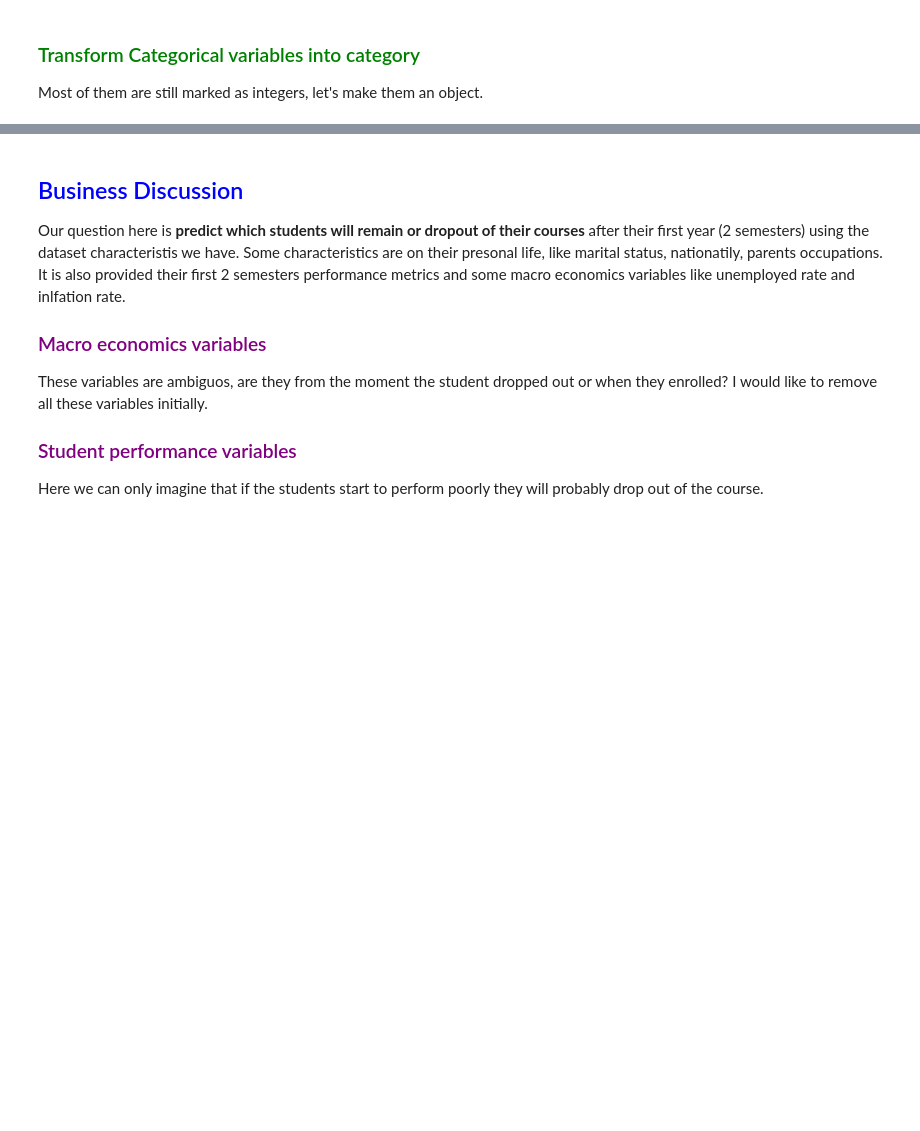
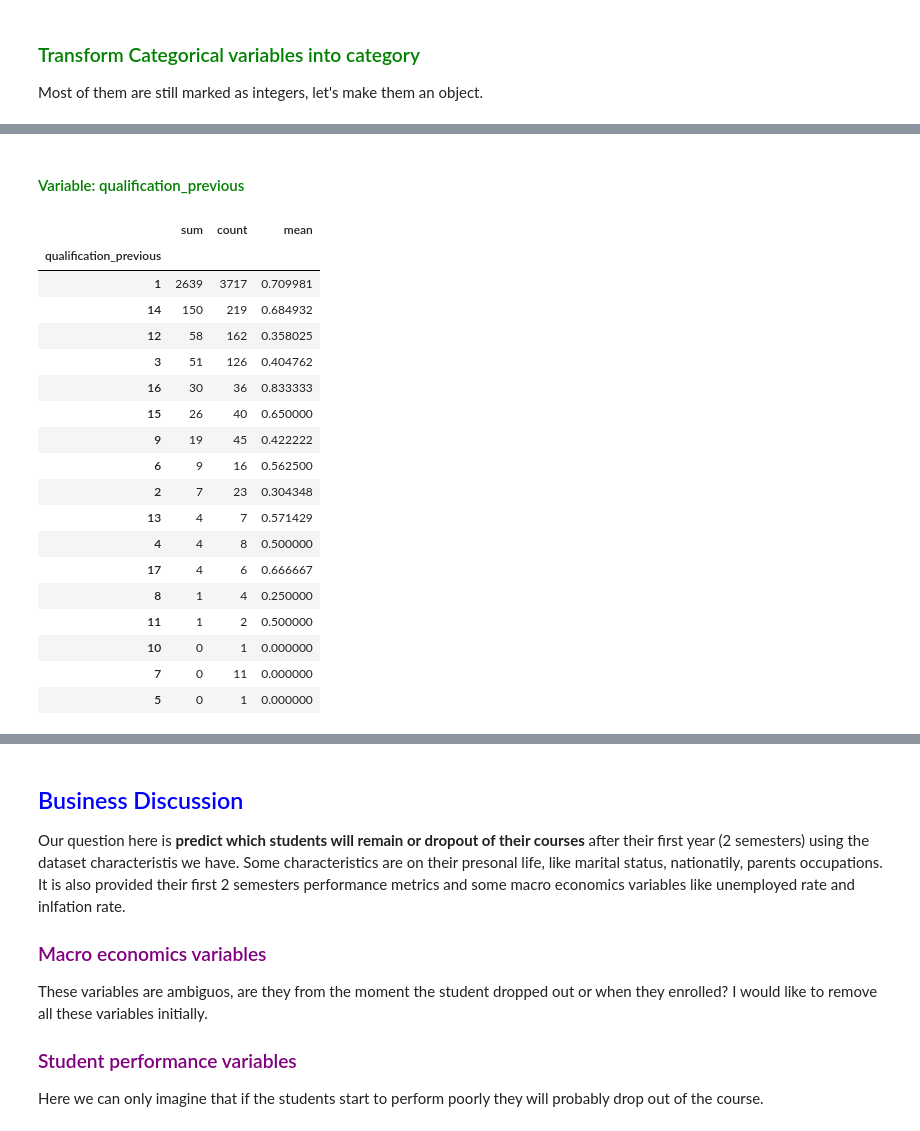
Before and after one commit to RakellM/ASN-DSA-T5, a Jupyter notebook: 19-RML/Homework/Main.ipynb, the cells around one changed output, grey strips where cells are left out. Cells and saved outputs as stored; diff of their text form; code cells hidden in the pictures; blank space fills up the shorter version.

```diff
--- a/19-RML/Homework/Main.ipynb
+++ b/19-RML/Homework/Main.ipynb
@@ -843,0 +946,25 @@ df = df.drop('target', axis=1)
+# %% [markdown]
+#### <span style="color:green"> Variable: qualification_previous </span>
+# %%
+#### Variable: qualification_previous
+df.groupby('qualification_previous')['Retained'].agg(['sum', 'count', 'mean']).sort_values('sum', ascending=False)
+# %% [output]
+|  | sum | count | mean |
+| qualification_previous |  |  |  |
+| 1 | 2639 | 3717 | 0.709981 |
+| 14 | 150 | 219 | 0.684932 |
+| 12 | 58 | 162 | 0.358025 |
+| 3 | 51 | 126 | 0.404762 |
+| 16 | 30 | 36 | 0.833333 |
+| 15 | 26 | 40 | 0.650000 |
+| 9 | 19 | 45 | 0.422222 |
+| 6 | 9 | 16 | 0.562500 |
+| 2 | 7 | 23 | 0.304348 |
+| 13 | 4 | 7 | 0.571429 |
+| 4 | 4 | 8 | 0.500000 |
+| 17 | 4 | 6 | 0.666667 |
+| 8 | 1 | 4 | 0.250000 |
+| 11 | 1 | 2 | 0.500000 |
+| 10 | 0 | 1 | 0.000000 |
+| 7 | 0 | 11 | 0.000000 |
+| 5 | 0 | 1 | 0.000000 |
```
Also changed, not shown: parts of 58 cells of this notebook, 1 other file.
